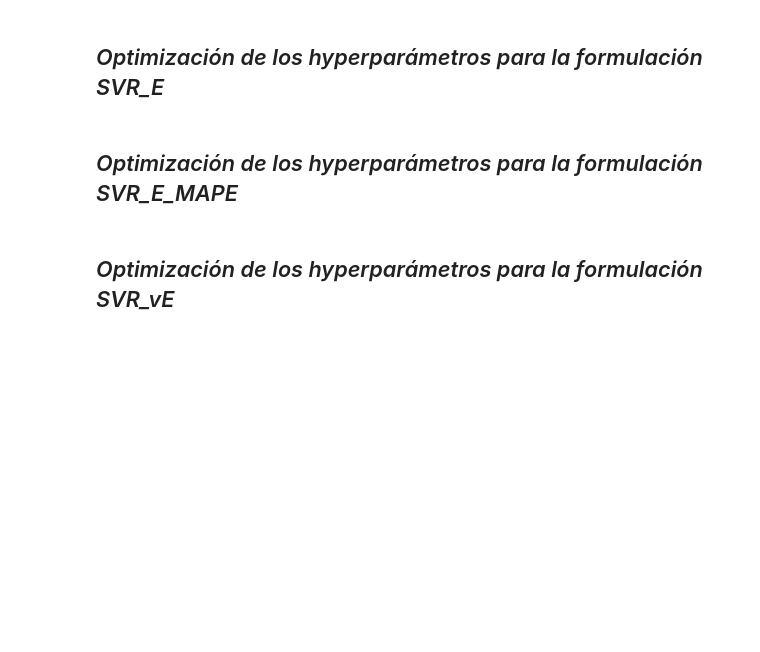
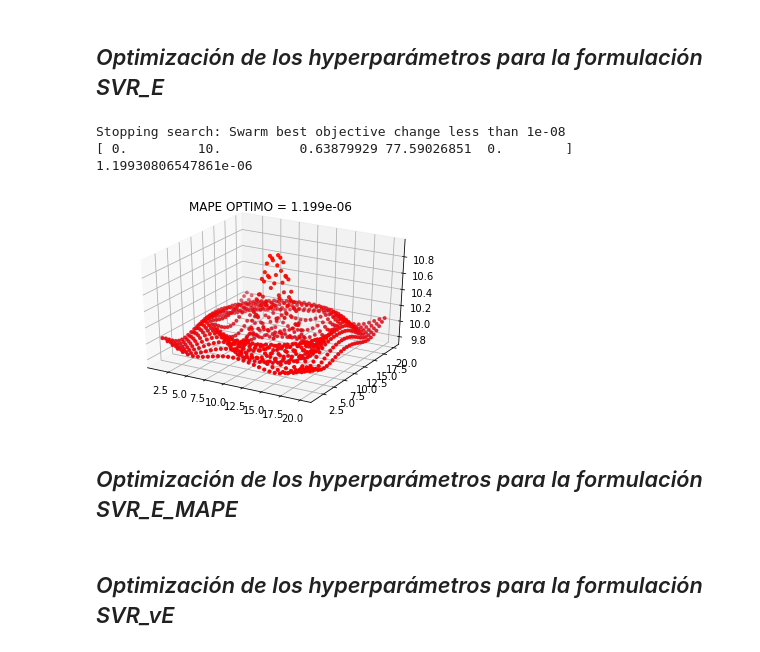
Before and after one commit to agui197/Proyecto-Mape, a Jupyter notebook: Minimización MAPE PSO.ipynb, the cells around one changed output. Drawn from its saved outputs; the diff is of its cells as text; code cells hidden in the pictures; blank space fills up the shorter version.

```diff
--- a/Minimización MAPE PSO.ipynb
+++ b/Minimización MAPE PSO.ipynb
@@ -366,8 +368,32 @@ ub = [30, 10, 10,100,1]
 
 ## optimization
 xopt_SVR_E, fopt_SVR_E = pso(opt_SVR_E, lb, ub, args=args)
-xopt_SVR_E
-fopt_SVR_E
+print(xopt_SVR_E)
+print(fopt_SVR_E)
+# %% [output]
+Stopping search: Swarm best objective change less than 1e-08
+[ 0.         10.          0.63879929 77.59026851  0.        ]
+1.19930806547861e-06
+# %%
+# VERIFICACIÓN DE LA REGRESIÓN CON LOS HYPERPARÁMETROS ÓPTIMOS
+
+epsilon,c,v,gamma,lck = xopt_SVR_E
+params_E = SVR_E(Xm,y,epsilon=epsilon,c=c,kernel='rbf',gamma=gamma,lck=lck)
+
+#% Simular el modelo
+y_Ereg = sim_modelo(Xm,params_E)
+
+
+#% Visualizar los resultados
+fig = plt.figure()
+ax = fig.add_subplot(111, projection='3d')
+ax.scatter(Xm[:,0], Xm[:,1], y, c=y,s=5)
+ax.scatter(Xm[:,0], Xm[:,1], y_Ereg, c='r',s=10)
+#ax.view_init(30, 0)
+plt.title('MAPE OPTIMO = %0.4g'%mean_absolute_percentage_error(y,y_Ereg))
+plt.show()
+# %% [output]
+[figure, added]
 # %% [markdown]
 ## *Optimización de los hyperparámetros para la formulación SVR_E_MAPE*
 # %%
```
Also changed, not shown: parts of 7 cells of this notebook, 2 other files.
